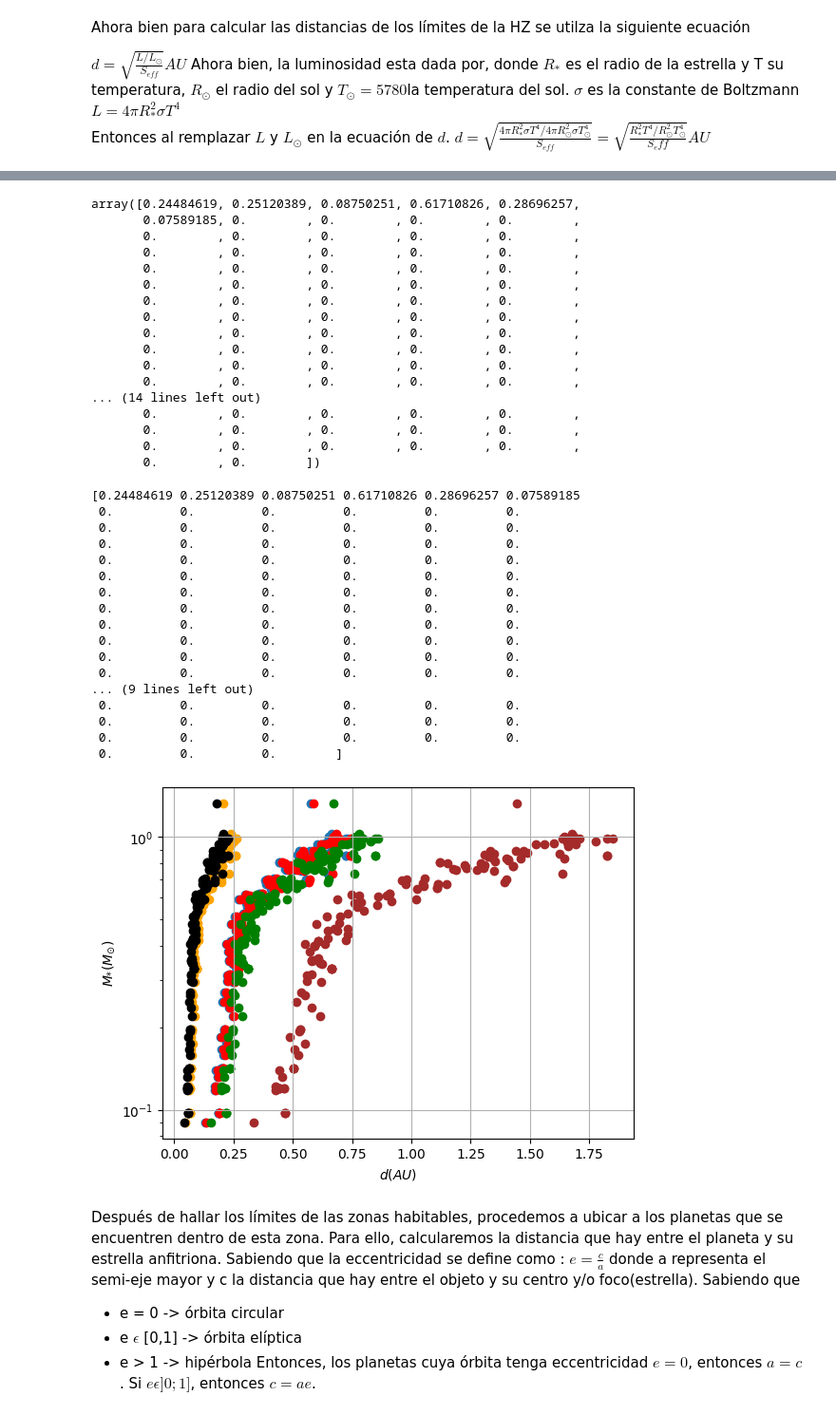
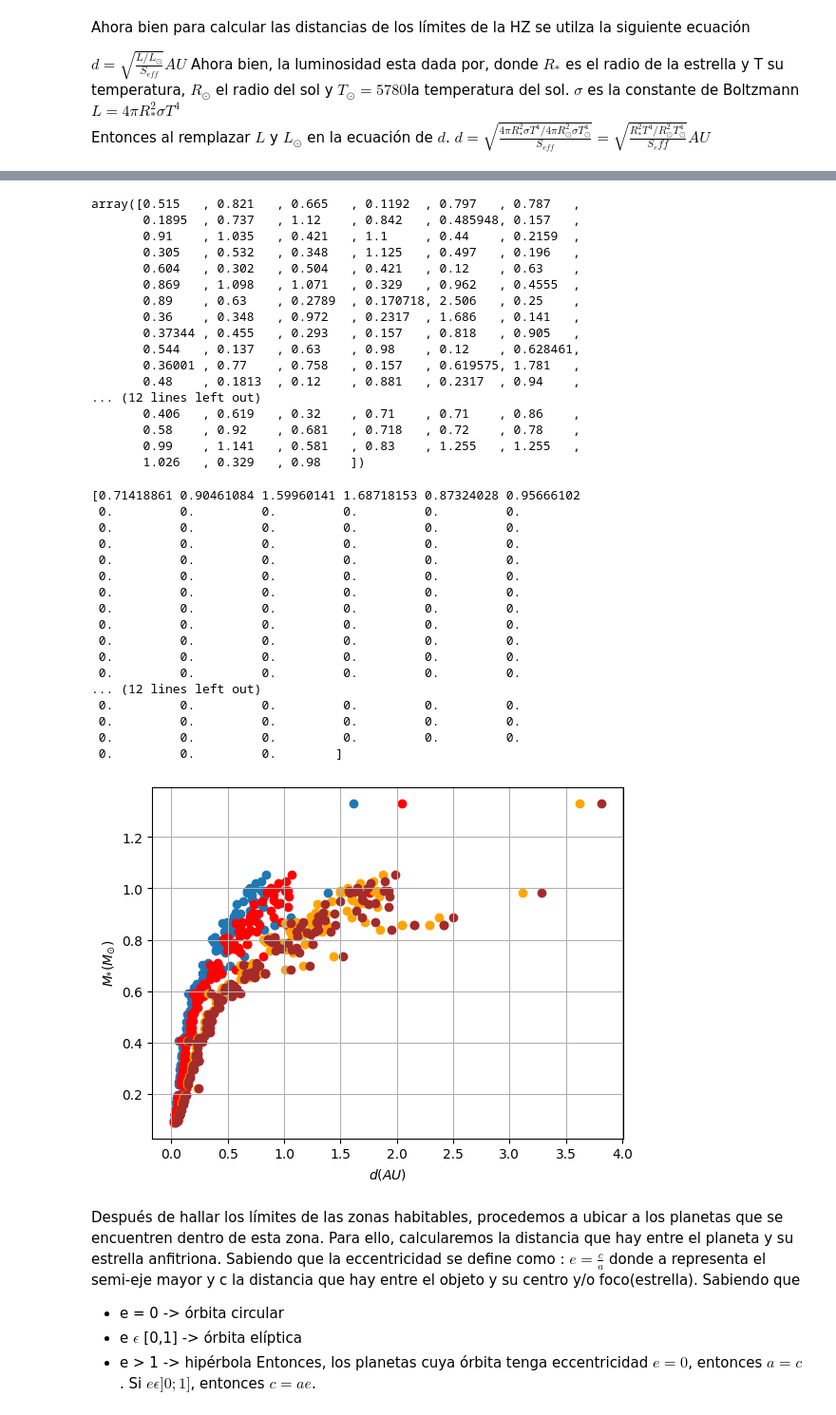
Before and after one commit to Vegaaa99/Tesis, a Jupyter notebook: Data_Analysisi.ipynb, the cells around one changed output, grey strips where cells are left out. Shown at 95% size. Drawn from its saved outputs; the diff is of its cells as text; code cells hidden in the pictures.

```diff
--- a/Data_Analysisi.ipynb
+++ b/Data_Analysisi.ipynb
@@ -47,7 +50,7 @@ En el artículo mencionado, se tomaron temperaturas efectivas entre $2500 k\leq
 # Obtaining plaets with Mass between 0.4 to 5
 kopparapu = exoplanet_data[
     (exoplanet_data['Planet_mass[Earth]'] >= 0.4) &
-    (exoplanet_data['Planet_mass[Earth]'] <= 5)
+    (exoplanet_data['Planet_mass[Earth]'] <= 10.5)
 ]
 
 kopparapu
@@ -232,5 +253,5 @@ $d =\sqrt{\frac{4\pi R_{*}^{2}\sigma  T^{4}/ 4\pi R_{\odot}^{2}\sigma T_{\odot}^
 T_sun = 5780
 # Calculating distances
 def distancia(T_eff,R, S_eff):
-    d = np.sqrt((R**2*T_eff**4/ (T_sun**4))/S_eff)
+    d = ((R**2*T_eff**4/ (T_sun**4))/S_eff) **0.5
     return d #Los radios solares ya estan en radios solares
@@ -243,9 +284,9 @@ d_maxGreenhouse = []
 d_earlyMars = []
 d_fivemeRunaway = []
 d_tenthmeRunaway =[]
-for T_star in T_eff:
+for i in range(len(T_eff)):
     for j in range(len(a)):
-        d[j] = distancia(T_star,R[j],S_eff[j])
+        d[j] = distancia(T_eff[i],R[i],S_eff[j])
         #print(d[j])
     d_recentVenus.append(d[0])
     d_runawayGreenhouse.append(d[1])
@@ -253,29 +294,29 @@ for T_star in T_eff:
     d_earlyMars.append(d[3])
     d_fivemeRunaway.append(d[4])
     d_tenthmeRunaway.append(d[5])
-d
+R
 # %% [output]
-array([0.24484619, 0.25120389, 0.08750251, 0.61710826, 0.28696257,
-       0.07589185, 0.        , 0.        , 0.        , 0.        ,
-       0.        , 0.        , 0.        , 0.        , 0.        ,
-       0.        , 0.        , 0.        , 0.        , 0.        ,
-       0.        , 0.        , 0.        , 0.        , 0.        ,
-       0.        , 0.        , 0.        , 0.        , 0.        ,
-       0.        , 0.        , 0.        , 0.        , 0.        ,
-       0.        , 0.        , 0.        , 0.        , 0.        ,
-       0.        , 0.        , 0.        , 0.        , 0.        ,
-       0.        , 0.        , 0.        , 0.        , 0.        ,
-       0.        , 0.        , 0.        , 0.        , 0.        ,
-       0.        , 0.        , 0.        , 0.        , 0.        ,
-... (14 lines left out)
-       0.        , 0.        , 0.        , 0.        , 0.        ,
-       0.        , 0.        , 0.        , 0.        , 0.        ,
-       0.        , 0.        , 0.        , 0.        , 0.        ,
-       0.        , 0.        ])
+array([0.515   , 0.821   , 0.665   , 0.1192  , 0.797   , 0.787   ,
+       0.1895  , 0.737   , 1.12    , 0.842   , 0.485948, 0.157   ,
+       0.91    , 1.035   , 0.421   , 1.1     , 0.44    , 0.2159  ,
+       0.305   , 0.532   , 0.348   , 1.125   , 0.497   , 0.196   ,
+       0.604   , 0.302   , 0.504   , 0.421   , 0.12    , 0.63    ,
+       0.869   , 1.098   , 1.071   , 0.329   , 0.962   , 0.4555  ,
+       0.89    , 0.63    , 0.2789  , 0.170718, 2.506   , 0.25    ,
+       0.36    , 0.348   , 0.972   , 0.2317  , 1.686   , 0.141   ,
+       0.37344 , 0.455   , 0.293   , 0.157   , 0.818   , 0.905   ,
+       0.544   , 0.137   , 0.63    , 0.98    , 0.12    , 0.628461,
+       0.36001 , 0.77    , 0.758   , 0.157   , 0.619575, 1.781   ,
+       0.48    , 0.1813  , 0.12    , 0.881   , 0.2317  , 0.94    ,
+... (12 lines left out)
+       0.406   , 0.619   , 0.32    , 0.71    , 0.71    , 0.86    ,
+       0.58    , 0.92    , 0.681   , 0.718   , 0.72    , 0.78    ,
+       0.99    , 1.141   , 0.581   , 0.83    , 1.255   , 1.255   ,
+       1.026   , 0.329   , 0.98    ])
 # %%
 print(d)
 # %% [output]
-[0.24484619 0.25120389 0.08750251 0.61710826 0.28696257 0.07589185
+[0.71418861 0.90461084 1.59960141 1.68718153 0.87324028 0.95666102
  0.         0.         0.         0.         0.         0.
  0.         0.         0.         0.         0.         0.
  0.         0.         0.         0.         0.         0.
@@ -287,7 +328,7 @@ print(d)
  0.         0.         0.         0.         0.         0.
  0.         0.         0.         0.         0.         0.
  0.         0.         0.         0.         0.         0.
-... (9 lines left out)
+... (12 lines left out)
  0.         0.         0.         0.         0.         0.
  0.         0.         0.         0.         0.         0.
  0.         0.         0.         0.         0.         0.
@@ -298,18 +339,19 @@ Star_mass = main_stars_kopparapu['Stellar_mass']
 # %%
 # Graficando Temperatura vs distancias HZ
 
 plt.scatter(d_recentVenus, Star_mass)
 plt.scatter(d_runawayGreenhouse, Star_mass, color = 'red')
 plt.scatter(d_maxGreenhouse, Star_mass, color = 'orange')
 plt.scatter(d_earlyMars, Star_mass, color = 'brown')
-plt.scatter(d_fivemeRunaway, Star_mass, color = 'green')
-plt.scatter(d_tenthmeRunaway,Star_mass, color= "black")
+#plt.scatter(d_fivemeRunaway, Star_mass, color = 'green')
+#plt.scatter(d_tenthmeRunaway,Star_mass, color= "black")
 plt.plot ()
 #plt.gca().invert_xaxis()
 plt.grid(True)
 plt.xlabel(r'$d (AU$)')
 plt.ylabel(r'$M_{*}(M_{\odot})$')
-plt.yscale("log")
+#plt.xscale("log")
+#plt.yscale("log")
 plt.show()
 # %% [output]
-[figure, old version]
+[figure, new version]
```
Also changed, not shown: parts of 13 cells of this notebook.
